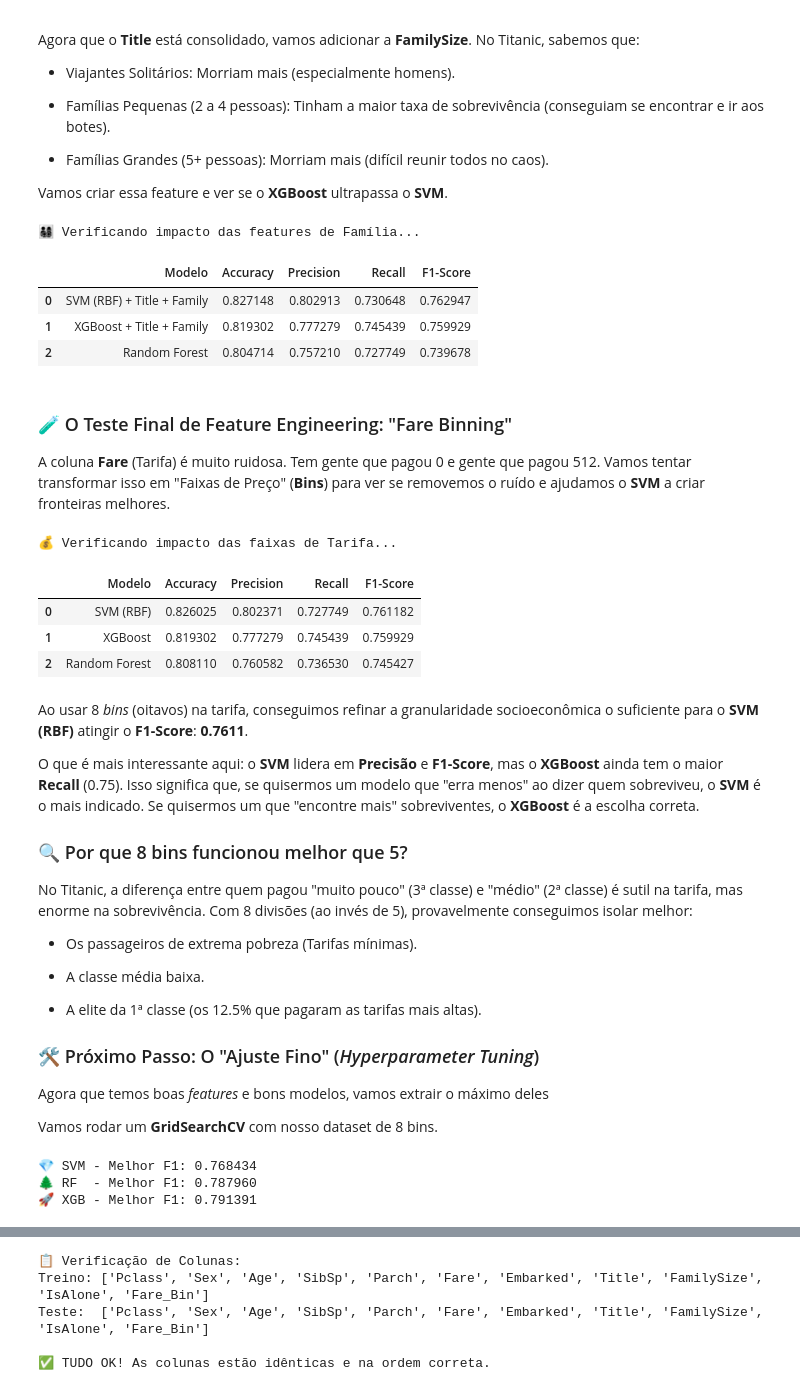
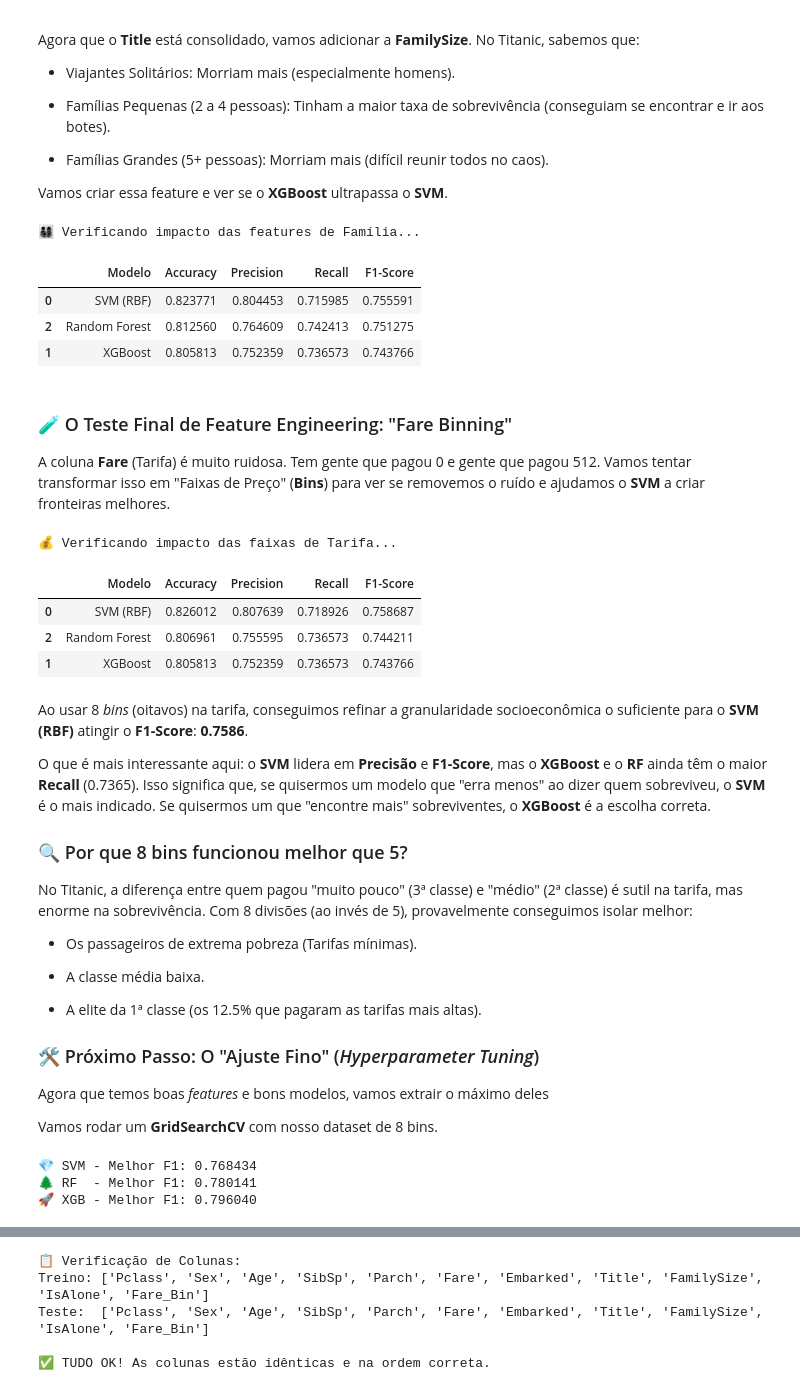
Before and after one commit to zehclaudio/Kaggle, a Jupyter notebook: titanic-tutorial-pipelines-and-ensemble.ipynb, the cells around one changed output, grey strips where cells are left out. Drawn from its saved outputs; the diff is of its cells as text; code cells hidden in the pictures.

Commit message:
Kaggle Notebook | Titanic Tutorial - Pipelines and Ensemble | Version 10

```diff
--- a/titanic-tutorial-pipelines-and-ensemble.ipynb
+++ b/titanic-tutorial-pipelines-and-ensemble.ipynb
@@ -4281,12 +4281,11 @@ df_bruto = train_data[['Pclass', 'Sex', 'Age', 'SibSp', 'Parch', 'Fare', 'Embark
 # Preenchimento simples
 df_bruto['Age'] = df_bruto['Age'].fillna(df_bruto['Age'].median())
 df_bruto['Fare'] = df_bruto['Fare'].fillna(df_bruto['Fare'].median())
-df_bruto['Embarked'] = df_bruto['Embarked'].fillna('U') # Se não sabemos o Porto de Embarque, vamos usar a letra 'U' para indicar isso
 
-# Label Encoding para Sex e Embarked
-le = LabelEncoder()
-df_bruto['Sex'] = le.fit_transform(df_bruto['Sex'])
-df_bruto['Embarked'] = le.fit_transform(df_bruto['Embarked'])
+# Mapping Encode para Sex e Embarked
+df_bruto['Sex'] = df_bruto['Sex'].map({'male': 0, 'female': 1})
+embarked_mapping = {'S': 0, 'C': 1, 'Q': 2, 'U': 3}
+df_bruto['Embarked'] = df_bruto['Embarked'].fillna('U').map(embarked_mapping)
 
 X_bruto = df_bruto.astype(float)
 y_bruto = train_data['Survived']
@@ -4294,21 +4293,21 @@ y_bruto = train_data['Survived']
 # Definição dos Modelos Baseline
 # Para SVM, KNN e LogReg, usamos um pipeline com StandardScaler
 baselines = {
-    "Logistic Regression": make_pipeline(StandardScaler(), LogisticRegression(max_iter=1000)),
-    "SVM (RBF)": make_pipeline(StandardScaler(), SVC(probability=True, random_state=42)),
-    "KNN": make_pipeline(StandardScaler(), KNeighborsClassifier()),
-    "Naive Bayes": GaussianNB(), # Naive Bayes não precisa de escala
-    "Random Forest": RandomForestClassifier(random_state=42),
-    "XGBoost": XGBClassifier(random_state=42, eval_metric='logloss')
+    'Logistic Regression': make_pipeline(StandardScaler(), LogisticRegression(max_iter=1000)),
+    'SVM (RBF)': make_pipeline(StandardScaler(), SVC(probability=True, random_state=42)),
+    'KNN': make_pipeline(StandardScaler(), KNeighborsClassifier()),
+    'Naive Bayes': GaussianNB(), # Naive Bayes não precisa de escala
+    'Random Forest': RandomForestClassifier(random_state=42),
+    'XGBoost': XGBClassifier(random_state=42, eval_metric='logloss')
 }
 
 # Execução e Comparação
-print(f"{'Modelo':<20} | {'Acurácia CV (Média)':<20}")
-print("-" * 45)
+print(f'{'Modelo':<20} | {'Acurácia CV (Média)':<20}')
+print('-' * 45)
 
 for nome, modelo in baselines.items():
     scores = cross_val_score(modelo, X_bruto, y_bruto, cv=5)
-    print(f"{nome:<20} | {scores.mean():.6f}")
+    print(f'{nome:<20} | {scores.mean():.6f}')
 # %% [output]
 Modelo               | Acurácia CV (Média)
 ---------------------------------------------
@@ -4441,38 +4440,38 @@ df_test_family = df_test_title.copy()
 
 # Criar a feature FamilySize (Irmãos/Cônjuges + Pais/Filhos + O próprio passageiro)
 df_test_family['FamilySize'] = train_data['SibSp'] + train_data['Parch'] + 1
 
 # Criar uma flag 'IsAlone' (1 se estiver sozinho, 0 se acompanhado)
 df_test_family['IsAlone'] = (df_test_family['FamilySize'] == 1).astype(float)
 
 # Rodar o comparador para o TOP 3 (SVM e XGBoost)
 top_baselines_family = {
-    'SVM (RBF) + Title + Family': make_pipeline(StandardScaler(), SVC(probability=True, random_state=42)),
-    'XGBoost + Title + Family': XGBClassifier(random_state=42, eval_metric='logloss'),
+    'SVM (RBF)': make_pipeline(StandardScaler(), SVC(probability=True, random_state=42)),
+    'XGBoost': XGBClassifier(random_state=42, eval_metric='logloss'),
     'Random Forest': RandomForestClassifier(random_state=42)
 }
 
 print('👨‍👩‍👧‍👦 Verificando impacto das features de Família...')
 
 results_family = []
 
 for nome, modelo in top_baselines_family.items():
     cv_results = cross_validate(modelo, df_test_family, y_bruto, cv=5, scoring=scoring_metrics)
     results_family.append({
         'Modelo': nome,
         'Accuracy': cv_results['test_accuracy'].mean(),
         'Precision': cv_results['test_precision'].mean(),
         'Recall': cv_results['test_recall'].mean(),
         'F1-Score': cv_results['test_f1'].mean(),
     })
 
 display(pd.DataFrame(results_family).sort_values(by='F1-Score', ascending=False).style.highlight_max(axis=0, color='lightgreen'))
 # %% [output]
 👨‍👩‍👧‍👦 Verificando impacto das features de Família...
 |  | Modelo | Accuracy | Precision | Recall | F1-Score |
-| 0 | SVM (RBF) + Title + Family | 0.827148 | 0.802913 | 0.730648 | 0.762947 |
-| 1 | XGBoost + Title + Family | 0.819302 | 0.777279 | 0.745439 | 0.759929 |
-| 2 | Random Forest | 0.804714 | 0.757210 | 0.727749 | 0.739678 |
+| 0 | SVM (RBF) | 0.823771 | 0.804453 | 0.715985 | 0.755591 |
+| 2 | Random Forest | 0.812560 | 0.764609 | 0.742413 | 0.751275 |
+| 1 | XGBoost | 0.805813 | 0.752359 | 0.736573 | 0.743766 |
 # %% [markdown]
 ### 🧪 O Teste Final de Feature Engineering: "Fare Binning"
 
@@ -4484,7 +4483,7 @@ df_test_bins = df_test_family.copy()
 # Usando qcut para dividir em 5 partes com a mesma quantidade de pessoas (quantis)
 df_test_bins['Fare_Bin'] = pd.qcut(df_test_bins['Fare'], 8, labels=False)
 
-# 2. Rodar o comparador final
+# Rodar o comparador final
 top_baselines_bins = {
     'SVM (RBF)': make_pipeline(StandardScaler(), SVC(probability=True, random_state=42)),
     'XGBoost': XGBClassifier(random_state=42, eval_metric='logloss'),
@@ -4508,13 +4507,13 @@ display(pd.DataFrame(results_final).sort_values(by='F1-Score', ascending=False).
 # %% [output]
 💰 Verificando impacto das faixas de Tarifa...
 |  | Modelo | Accuracy | Precision | Recall | F1-Score |
-| 0 | SVM (RBF) | 0.826025 | 0.802371 | 0.727749 | 0.761182 |
-| 1 | XGBoost | 0.819302 | 0.777279 | 0.745439 | 0.759929 |
-| 2 | Random Forest | 0.808110 | 0.760582 | 0.736530 | 0.745427 |
+| 0 | SVM (RBF) | 0.826012 | 0.807639 | 0.718926 | 0.758687 |
+| 2 | Random Forest | 0.806961 | 0.755595 | 0.736573 | 0.744211 |
+| 1 | XGBoost | 0.805813 | 0.752359 | 0.736573 | 0.743766 |
 # %% [markdown]
-Ao usar 8 *bins* (oitavos) na tarifa, conseguimos refinar a granularidade socioeconômica o suficiente para o **SVM (RBF)** atingir o **F1-Score**: **0.7611**.
+Ao usar 8 *bins* (oitavos) na tarifa, conseguimos refinar a granularidade socioeconômica o suficiente para o **SVM (RBF)** atingir o **F1-Score**: **0.7586**.
 
-O que é mais interessante aqui: o **SVM** lidera em **Precisão** e **F1-Score**, mas o **XGBoost** ainda tem o maior **Recall** (0.75). Isso significa que, se quisermos um modelo que "erra menos" ao dizer quem sobreviveu, o **SVM** é o mais indicado. Se quisermos um que "encontre mais" sobreviventes, o **XGBoost** é a escolha correta.
+O que é mais interessante aqui: o **SVM** lidera em **Precisão** e **F1-Score**, mas o **XGBoost** e o **RF** ainda têm o maior **Recall** (0.7365). Isso significa que, se quisermos um modelo que "erra menos" ao dizer quem sobreviveu, o **SVM** é o mais indicado. Se quisermos um que "encontre mais" sobreviventes, o **XGBoost** é a escolha correta.
 
 ### 🔍 Por que 8 bins funcionou melhor que 5?
 
@@ -4539,8 +4538,8 @@ svm_pipeline = make_pipeline(StandardScaler(), SVC(probability=True, random_stat
 # C: valores menores simplificam o modelo (evitam overfitting)
 # Gamma: 'scale' é o padrão, mas testar valores menores pode ajudar na generalização
 param_grid_svm = {
-    'svc__C': [8, 10, 12],
-    'svc__gamma': ['scale', 'auto', 0.01, 0.1],
+    'svc__C': [12, 13, 14],
+    'svc__gamma': ['scale', 'auto', 0.015, 0.01, 0.02],
     'svc__kernel': ['rbf']
 }
 
@@ -4557,11 +4556,11 @@ grid_svm.fit(df_test_bins, y_bruto)
 # Tuning do XGBoost
 xgb_model = XGBClassifier(random_state=42, eval_metric='logloss')
 param_grid_xgb = {
-    'n_estimators': [115, 125, 135],
-    'learning_rate': [0.115, 0.125, 0,135],
-    'max_depth': [3, 4, 5],
-    'subsample': [0.65, 0.7, 0.75],
-    'colsample_bytree': [0.6, 0.7, 0.8]
+    'n_estimators': [135, 140, 145],
+    'learning_rate': [0.115, 0.12, 0.125],
+    'max_depth': [2, 3, 4],
+    'subsample': [0.7, 0.75, 0.8],
+    'colsample_bytree': [0.8, 0.85, 0.9]
 }
 
 grid_xgb = GridSearchCV(xgb_model, param_grid_xgb, cv=5, scoring='f1', n_jobs=-1)
@@ -4570,7 +4569,7 @@ grid_xgb.fit(df_test_bins, y_bruto)
 # Tuning do Random Forest
 rf_model = RandomForestClassifier(random_state=42)
 param_grid_rf = {
-    'n_estimators': [90, 100, 110],
+    'n_estimators': [105, 110, 115],
     'max_depth': [None, 1, 2],
     'min_samples_split': [9, 10, 11],
     'min_samples_leaf': [1, 2, 3],
@@ -4613,8 +4612,8 @@ for nome, grid in best_baselines_grid:
     })
 # %% [output]
 💎 SVM - Melhor F1: 0.768434
-🌲 RF  - Melhor F1: 0.787960
-🚀 XGB - Melhor F1: 0.791391
+🌲 RF  - Melhor F1: 0.780141
+🚀 XGB - Melhor F1: 0.796040
 # %%
 # Criando um DataFrame para exibição elegante
 df_resumo_tuning = pd.DataFrame(resumo_tuning).sort_values(by='Best F1-Score', ascending=False)
```
Also changed, not shown: parts of 27 cells of this notebook.
